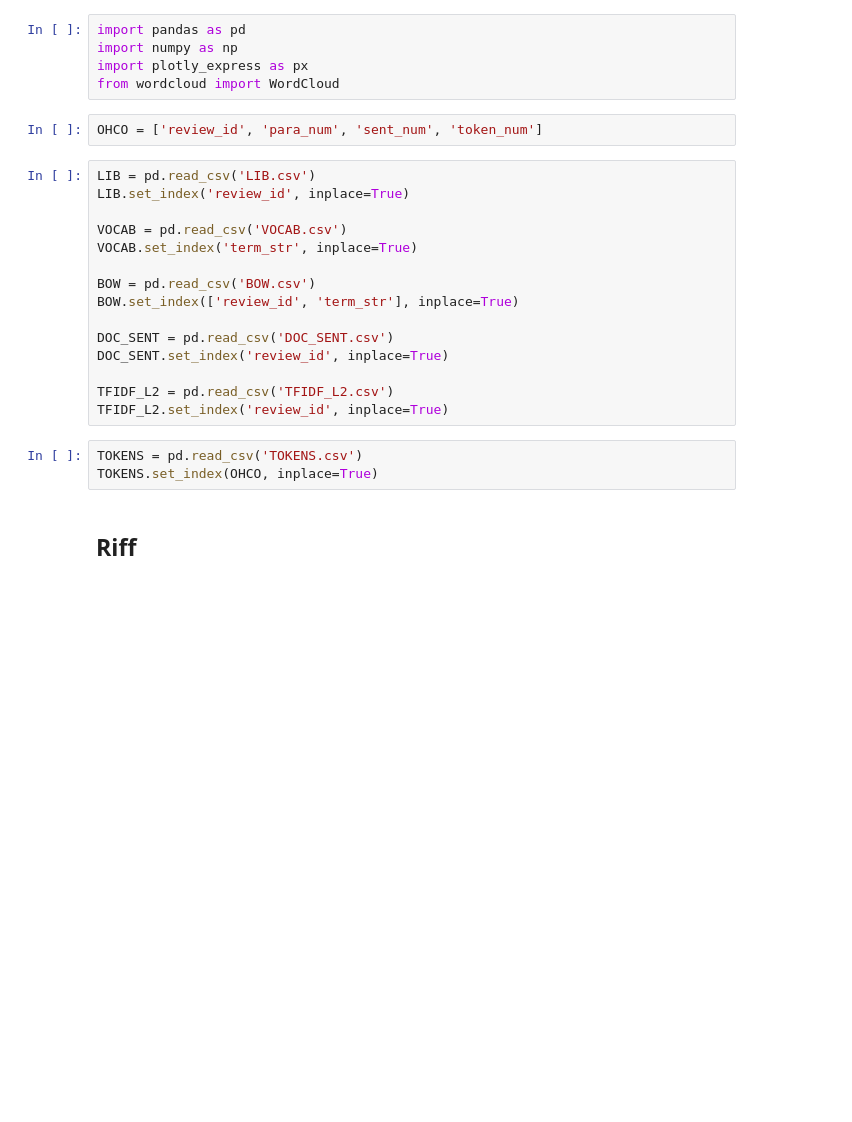
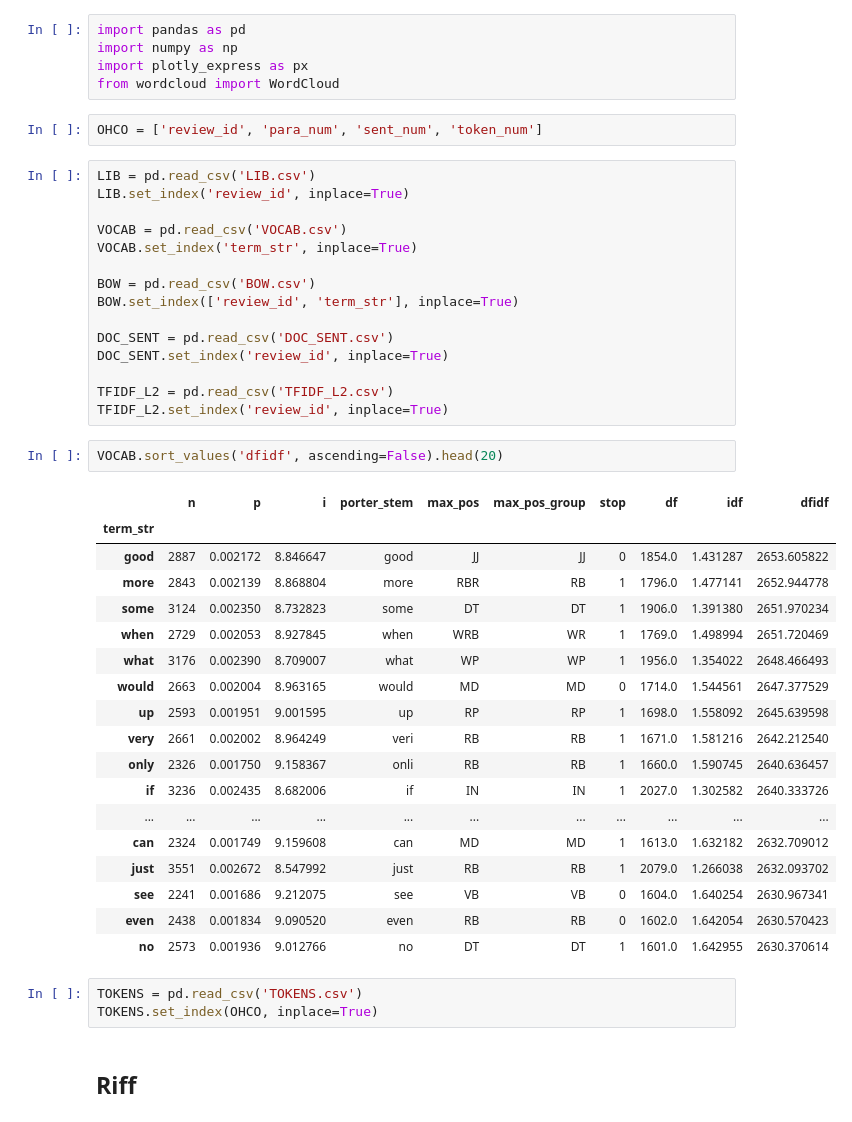
Before and after one commit to johnhope829/movie-review-text-analytics, a Jupyter notebook: src/riff.ipynb, the cells around one changed output. Saved outputs shown, nothing was run; the diff lists cells and outputs as text; blank space fills up the shorter version.

```diff
--- a/src/riff.ipynb
+++ b/src/riff.ipynb
@@ -20,6 +20,27 @@ DOC_SENT.set_index('review_id', inplace=True)
 
 TFIDF_L2 = pd.read_csv('TFIDF_L2.csv')
 TFIDF_L2.set_index('review_id', inplace=True)
+# %%
+VOCAB.sort_values('dfidf', ascending=False).head(20)
+# %% [output]
+|  | n | p | i | porter_stem | max_pos | max_pos_group | stop | df | idf | dfidf |
+| term_str |  |  |  |  |  |  |  |  |  |  |
+| good | 2887 | 0.002172 | 8.846647 | good | JJ | JJ | 0 | 1854.0 | 1.431287 | 2653.605822 |
+| more | 2843 | 0.002139 | 8.868804 | more | RBR | RB | 1 | 1796.0 | 1.477141 | 2652.944778 |
+| some | 3124 | 0.002350 | 8.732823 | some | DT | DT | 1 | 1906.0 | 1.391380 | 2651.970234 |
+| when | 2729 | 0.002053 | 8.927845 | when | WRB | WR | 1 | 1769.0 | 1.498994 | 2651.720469 |
+| what | 3176 | 0.002390 | 8.709007 | what | WP | WP | 1 | 1956.0 | 1.354022 | 2648.466493 |
+| would | 2663 | 0.002004 | 8.963165 | would | MD | MD | 0 | 1714.0 | 1.544561 | 2647.377529 |
+| up | 2593 | 0.001951 | 9.001595 | up | RP | RP | 1 | 1698.0 | 1.558092 | 2645.639598 |
+| very | 2661 | 0.002002 | 8.964249 | veri | RB | RB | 1 | 1671.0 | 1.581216 | 2642.212540 |
+| only | 2326 | 0.001750 | 9.158367 | onli | RB | RB | 1 | 1660.0 | 1.590745 | 2640.636457 |
+| if | 3236 | 0.002435 | 8.682006 | if | IN | IN | 1 | 2027.0 | 1.302582 | 2640.333726 |
+| ... | ... | ... | ... | ... | ... | ... | ... | ... | ... | ... |
+| can | 2324 | 0.001749 | 9.159608 | can | MD | MD | 1 | 1613.0 | 1.632182 | 2632.709012 |
+| just | 3551 | 0.002672 | 8.547992 | just | RB | RB | 1 | 2079.0 | 1.266038 | 2632.093702 |
+| see | 2241 | 0.001686 | 9.212075 | see | VB | VB | 0 | 1604.0 | 1.640254 | 2630.967341 |
+| even | 2438 | 0.001834 | 9.090520 | even | RB | RB | 0 | 1602.0 | 1.642054 | 2630.570423 |
+| no | 2573 | 0.001936 | 9.012766 | no | DT | DT | 1 | 1601.0 | 1.642955 | 2630.370614 |
 # %%
 TOKENS = pd.read_csv('TOKENS.csv')
 TOKENS.set_index(OHCO, inplace=True)
```
Also changed, not shown: parts of 3 cells of this notebook, 4 other files.
